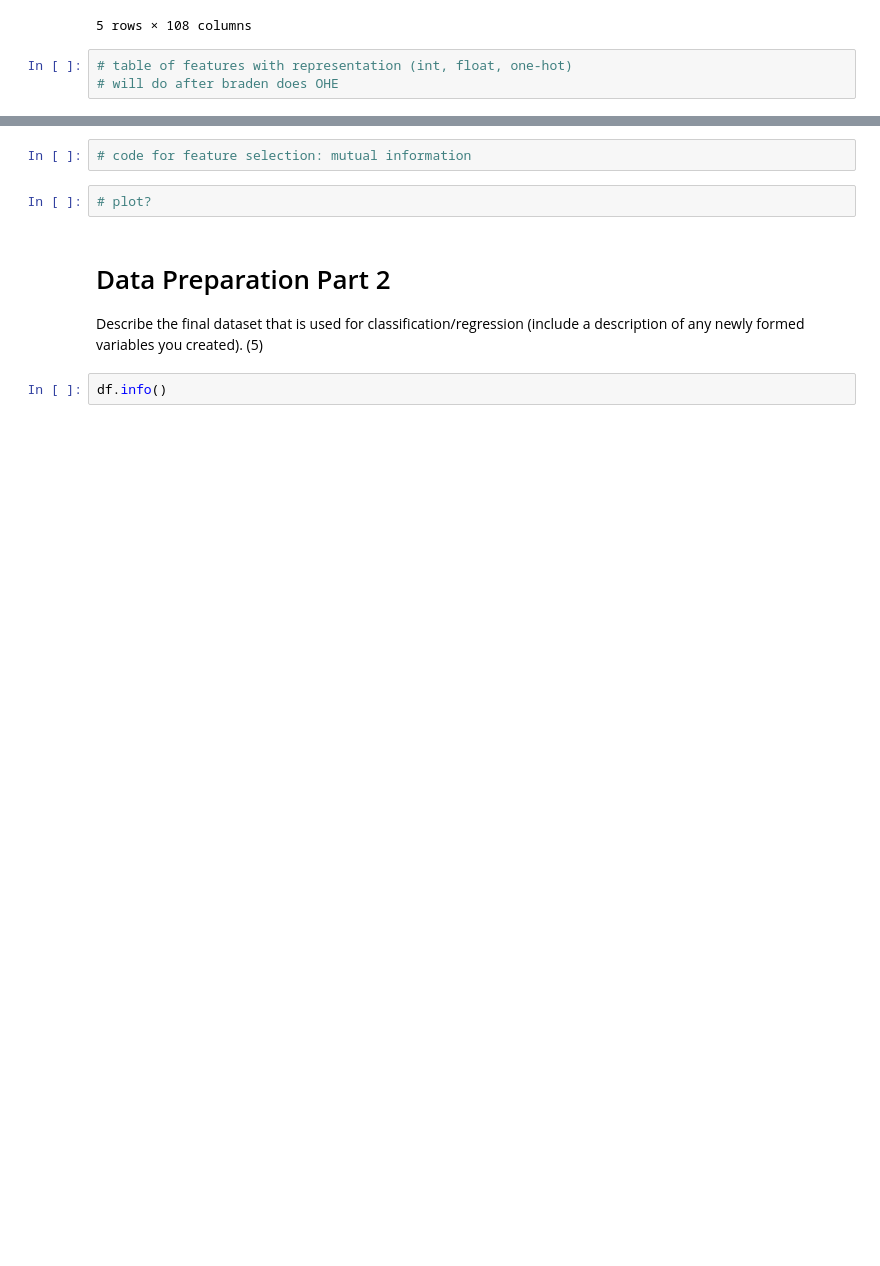
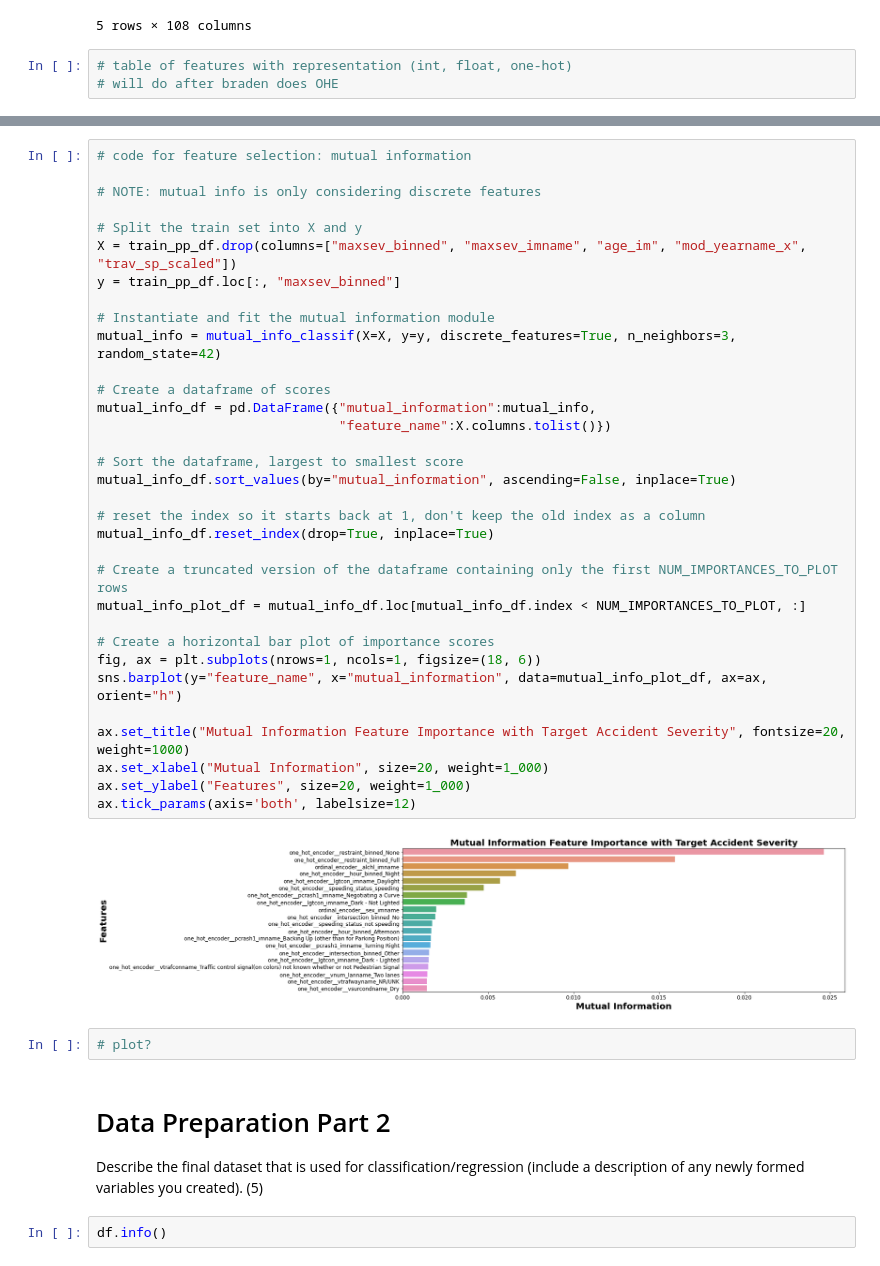
Before and after one commit to BradenAnderson/Accident_Severity_Prediction, a Jupyter notebook: HienEDIT_AndersonLamWeeda_Lab2_Draft.ipynb, the cells around one changed output, grey strips where cells are left out. Drawn from its saved outputs; the diff is of its cells as text; blank space fills up the shorter version.

```diff
--- a/HienEDIT_AndersonLamWeeda_Lab2_Draft.ipynb
+++ b/HienEDIT_AndersonLamWeeda_Lab2_Draft.ipynb
@@ -979,5 +1053,38 @@ train_pp_df.head()
 # %%
 # code for feature selection: mutual information
+
+# NOTE: mutual info is only considering discrete features
+
+# Split the train set into X and y
+X = train_pp_df.drop(columns=["maxsev_binned", "maxsev_imname", "age_im", "mod_yearname_x", "trav_sp_scaled"])
+y = train_pp_df.loc[:, "maxsev_binned"]
+
+# Instantiate and fit the mutual information module
+mutual_info = mutual_info_classif(X=X, y=y, discrete_features=True, n_neighbors=3, random_state=42)
+
+# Create a dataframe of scores
+mutual_info_df = pd.DataFrame({"mutual_information":mutual_info,
+                               "feature_name":X.columns.tolist()})
+
+# Sort the dataframe, largest to smallest score
+mutual_info_df.sort_values(by="mutual_information", ascending=False, inplace=True)
+
+# reset the index so it starts back at 1, don't keep the old index as a column
+mutual_info_df.reset_index(drop=True, inplace=True)
+
+# Create a truncated version of the dataframe containing only the first NUM_IMPORTANCES_TO_PLOT rows
+mutual_info_plot_df = mutual_info_df.loc[mutual_info_df.index < NUM_IMPORTANCES_TO_PLOT, :]
+
+# Create a horizontal bar plot of importance scores
+fig, ax = plt.subplots(nrows=1, ncols=1, figsize=(18, 6))
+sns.barplot(y="feature_name", x="mutual_information", data=mutual_info_plot_df, ax=ax, orient="h")
+
+ax.set_title("Mutual Information Feature Importance with Target Accident Severity", fontsize=20, weight=1000)
+ax.set_xlabel("Mutual Information", size=20, weight=1_000)
+ax.set_ylabel("Features", size=20, weight=1_000)
+ax.tick_params(axis='both', labelsize=12)
+# %% [output]
+[figure, added]
 # %%
 # plot?
 # %% [markdown]
```
Also changed, not shown: parts of 6 cells of this notebook.
